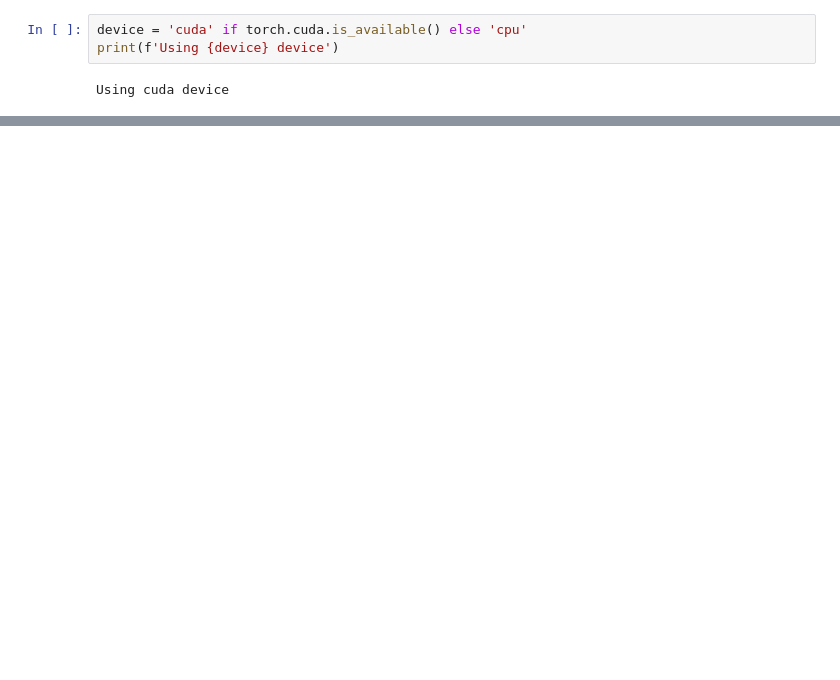
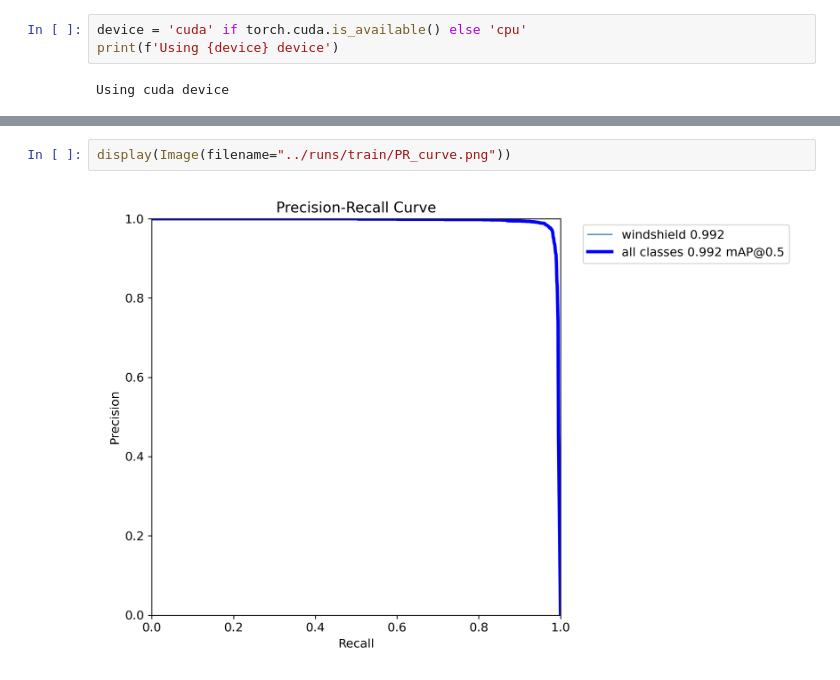
Before and after one commit to Tamerkobba/Seatbelt_detection, a Jupyter notebook: Models/build/Yolo.ipynb, the cells around one changed output, grey strips where cells are left out. Saved outputs shown, nothing was run; the diff lists cells and outputs as text; blank space fills up the shorter version.

```diff
--- a/Models/build/Yolo.ipynb
+++ b/Models/build/Yolo.ipynb
@@ -181,0 +118,4 @@ display(Image(filename="runs/detect/test/results.png"))
+# %%
+display(Image(filename="../runs/train/PR_curve.png"))
+# %% [output]
+[figure, added]
```
Also changed, not shown: parts of 44 cells of this notebook, 52 other files.
